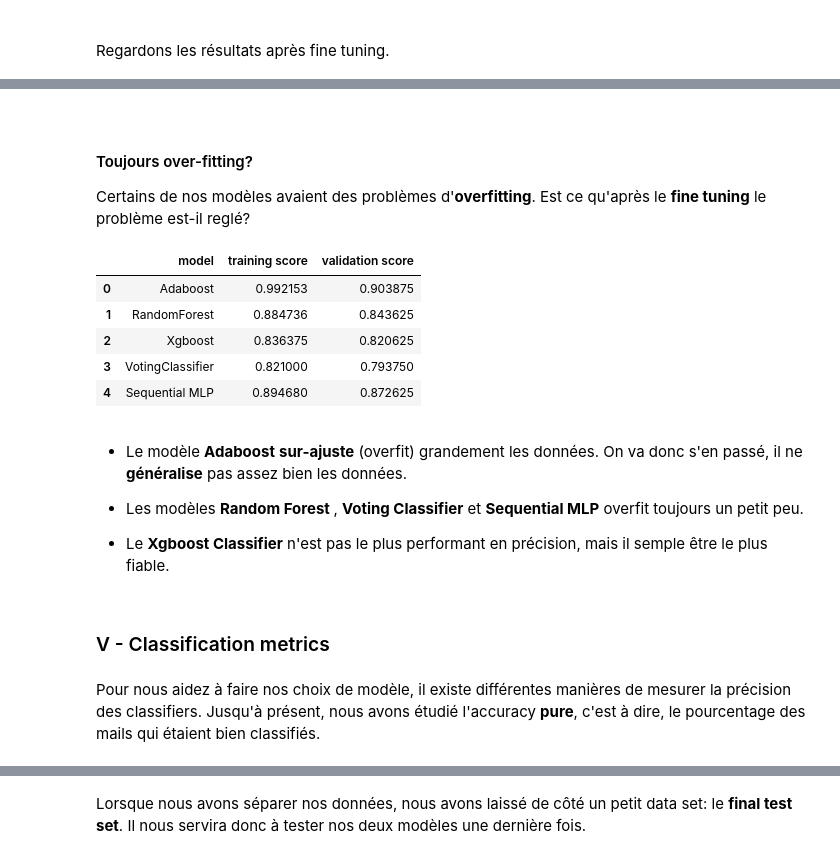
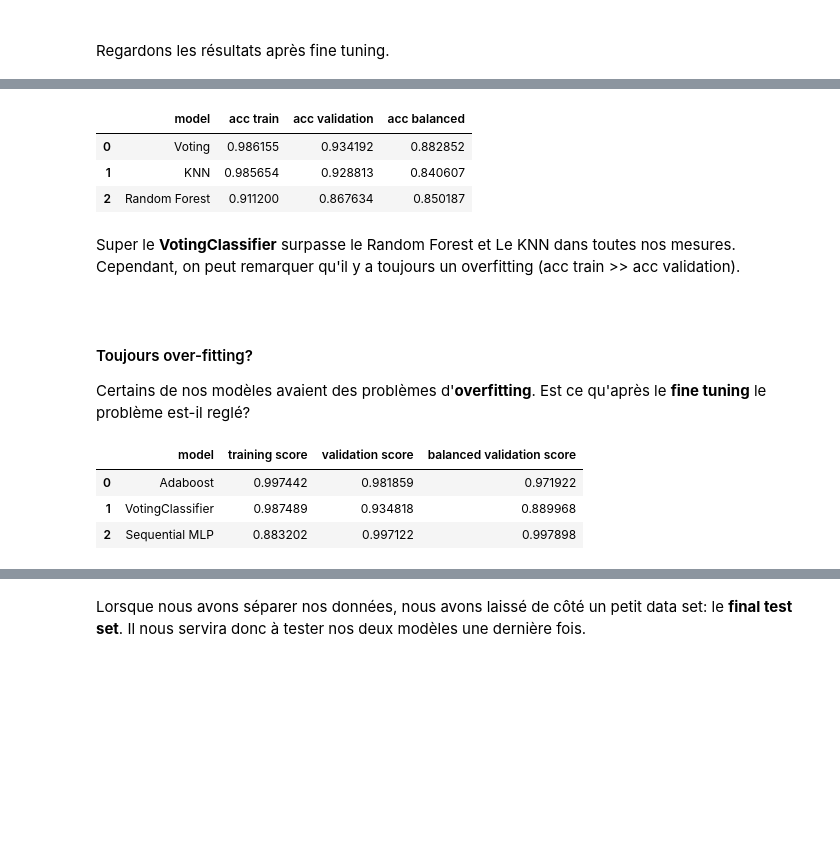
Before and after one commit to baptiste-mouton/ig4_dataScienceProject, a Jupyter notebook: DS_v2/supervised_v2.ipynb, the cells around one changed output, grey strips where cells are left out. Saved outputs shown, nothing was run; the diff lists cells and outputs as text; code cells hidden in the pictures; blank space fills up the shorter version.

```diff
--- a/DS_v2/supervised_v2.ipynb
+++ b/DS_v2/supervised_v2.ipynb
@@ -168,7 +144,7 @@ Index(['DayWeek', 'Cat_1_level_1', 'Cat_1_level_2', 'Cat_1_weight', 'Month',
       dtype='object')
 # %%
 X_train_origin, X_final_test, y_train_origin, y_final_test = train_test_split(X, y, test_size=0.2, random_state=42)
-X_train, X_test, y_train, y_test =  train_test_split(X_train, y_train, test_size=0.1, random_state=42)
+X_train, X_test, y_train, y_test =  train_test_split(X_train_origin, y_train_origin, test_size=0.1, random_state=42)
 # %%
 print('train set size: ' ,len(X_train))
 print('validation set size: ', len(X_test))
@@ -907,12 +936,0 @@ voting_clf.score(X_train, y_train)
-# %%
-lg.fit(X_train, y_train)
-dtc.fit(X_train, y_train)
-
-#validation
-y_lg = lg.predict(X_test)
-y_dtc = dtc.predict(X_test)
-y_vot = voting_clf.predict(X_test)
-
-print("LogisticRegression score on test set: ", accuracy_score(y_lg, y_test))
-print("DecisionTree score on test set: ", accuracy_score(y_dtc, y_test))
-print("VotingClassifier score on test set: ", accuracy_score(y_vot, y_test))
@@ -925,54 +979,53 @@ Super le <b>VotingClassifier</b> surpasse le LogisticRegression et DecisionTree.
+# %%
+result = pd.DataFrame({'model':models, 'acc train':acc_train, 'acc validation':acc_test, 'acc balanced':acc_balanced})
+result
+# %% [output]
+|  | model | acc train | acc validation | acc balanced |
+| 0 | Voting | 0.986155 | 0.934192 | 0.882852 |
+| 1 | KNN | 0.985654 | 0.928813 | 0.840607 |
+| 2 | Random Forest | 0.911200 | 0.867634 | 0.850187 |
+# %% [markdown]
+Super le <b>VotingClassifier</b> surpasse le Random Forest et Le KNN dans toutes nos mesures. Cependant, on peut remarquer qu'il y a toujours un overfitting (acc train >> acc validation).
 # %% [markdown]
 <br>
 <h4> Toujours over-fitting?</h4>
 Certains de nos modèles avaient des problèmes d'<b>overfitting</b>. Est ce qu'après le <b>fine tuning</b> le problème est-il reglé?
 # %%
-models_tunes = {"Adaboost": AdaBoostClassifier(base_estimator=DecisionTreeClassifier(criterion='entropy', max_depth=14, max_features='sqrt'),
-                   learning_rate=0.5, n_estimators=170),
- "RandomForest": RandomForestClassifier(bootstrap=False, max_depth=17, n_estimators=150),
- "Xgboost": XGBClassifier(colsample_bytree=0.7, learning_rate=0.05, max_depth=6,
-              min_child_weight=11, n_estimators=305, objective='multi:softprob',
-              seed=1337, silent=1, subsample=0.8),
- "VotingClassifier":voting_clf
-}
+models_tunes = {"Adaboost":AdaBoostClassifier(base_estimator=DecisionTreeClassifier(criterion='entropy',
+                                                                          max_depth=14,
+                                                                          max_features='sqrt',
+                                                                          splitter='random'),
+                                    learning_rate=0.5, n_estimators=170),
+                "VotingClassifier":voting_clf}
 name_model = []
 acc_train = []
 acc_valid = []
+acc_balanced = []
 
 for key, value in models_tunes.items():
     name_model.append(key)
+    pipeline = imbalanced_make_pipeline(oversample_train, undersample_train, value)
+    pipeline.fit(X_train, y_train)
+    acc_train.append(pipeline.score(X_train, y_train))
 
-    value.fit(X_train, y_train)
-    acc_train.append(value.score(X_train, y_train))
-
-    y_pred = value.predict(X_test)
+    y_pred = pipeline.predict(X_test)
     acc_valid.append(accuracy_score(y_pred, y_test))
+    acc_balanced.append(balanced_accuracy_score(y_pred, y_test))
 # %%
 models_tunes["MLP"] = model
 name_model.append("Sequential MLP")
-acc_train.append(np.mean(model.history.history['accuracy']))
+acc_train.append(model.history.history['accuracy'][-1])
 y_pred = model.predict_classes(X_test)
 acc_valid.append(accuracy_score(y_pred, y_test))
+acc_balanced.append(balanced_accuracy_score(y_pred, y_test))
 
 
-
-result_validation = pd.DataFrame(data={'model': name_model, 'training score': acc_train,  'validation score': acc_valid
+result_validation = pd.DataFrame(data={'model': name_model, 'training score': acc_train,  'validation score': acc_valid,
+                                       'balanced validation score': acc_balanced
                                          })
 result_validation
 # %% [output]
-|  | model | training score | validation score |
-| 0 | Adaboost | 0.992153 | 0.903875 |
-| 1 | RandomForest | 0.884736 | 0.843625 |
-| 2 | Xgboost | 0.836375 | 0.820625 |
-| 3 | VotingClassifier | 0.821000 | 0.793750 |
-| 4 | Sequential MLP | 0.894680 | 0.872625 |
+|  | model | training score | validation score | balanced validation score |
+| 0 | Adaboost | 0.997442 | 0.981859 | 0.971922 |
+| 1 | VotingClassifier | 0.987489 | 0.934818 | 0.889968 |
+| 2 | Sequential MLP | 0.883202 | 0.997122 | 0.997898 |
-# %% [markdown]
-- Le modèle <b>Adaboost</b> <b>sur-ajuste</b> (overfit) grandement les données. On va donc s'en passé, il ne <b>généralise</b> pas assez bien les données.
-
-- Les modèles <b> Random Forest </b>, <b>Voting Classifier</b> et <b> Sequential MLP</b> overfit toujours un petit peu.
-
-- Le <b>Xgboost Classifier</b> n'est pas le plus performant en précision, mais il semple être le plus fiable.
-# %% [markdown]
-<h3>V - Classification metrics</h3>
-# %% [markdown]
-Pour nous aidez à faire nos choix de modèle, il existe différentes manières de mesurer la précision des classifiers. Jusqu'à présent, nous avons étudié l'accuracy <b>pure</b>, c'est à dire, le pourcentage des mails qui étaient bien classifiés.
```
Also changed, not shown: parts of 111 cells of this notebook.
